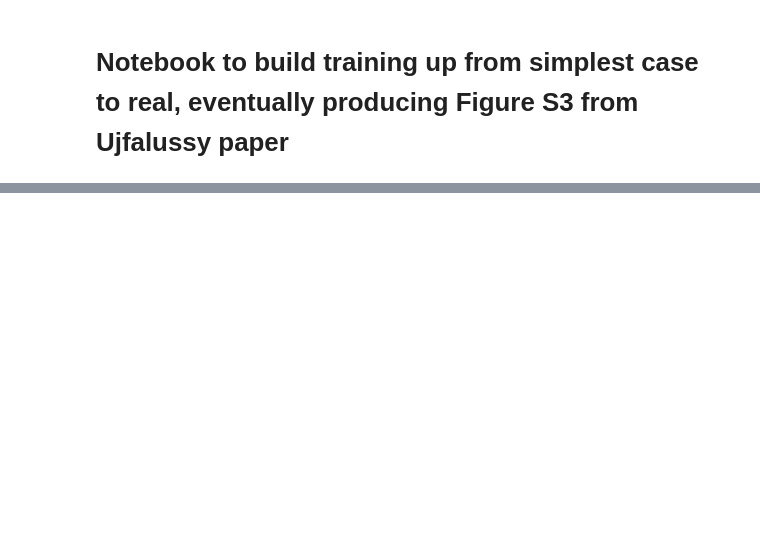
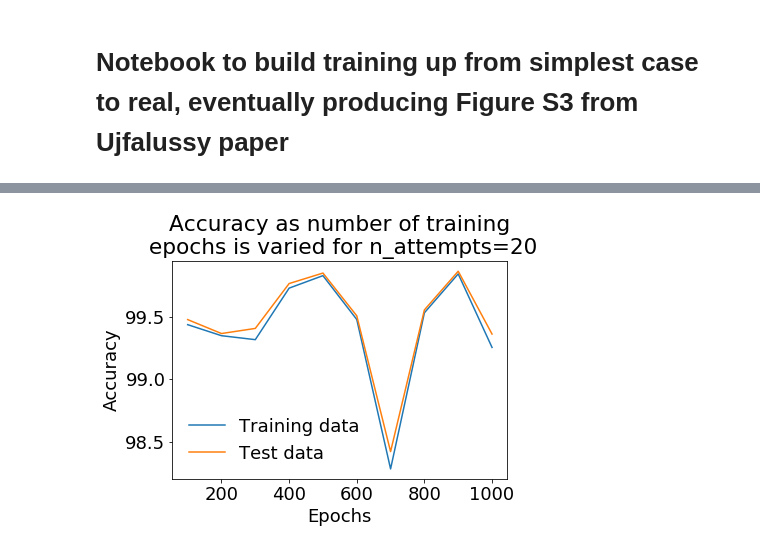
Before and after one commit to eap40/iib-neuro-proj, a Jupyter notebook: Notebooks/training_build.ipynb, the cells around one changed output, grey strips where cells are left out. Drawn from its saved outputs; the diff is of its cells as text; code cells hidden in the pictures; blank space fills up the shorter version.

```diff
--- a/Notebooks/training_build.ipynb
+++ b/Notebooks/training_build.ipynb
@@ -120,0 +175,19 @@ plot_params_1l(trained_params_list, target_params_list)
+# %%
+# seems to plateau after n_attempts=20 - try this level of attempts for different numbers of training epochs
+epochs = np.arange(100, 1100, 100)
+train_accs3 = []
+test_accs3 = []
+for num_epochs in epochs:
+    train_acc, test_acc, trained_ps1, target_ps1 = test_recovery(model=hln_1sim, inputs=inputs, num_sims=1, n_attempts=20, num_epochs=num_epochs, learning_rate=0.05)
+    train_accs3.append(train_acc[0].numpy())
+    test_accs3.append(test_acc[0].numpy())
+# %%
+plt.plot(epochs, train_accs3, label='Training data')
+plt.plot(epochs, test_accs3, label='Test data')
+plt.legend()
+plt.title("Accuracy as number of training\n epochs is varied for n_attempts=20")
+plt.xlabel("Epochs")
+plt.ylabel("Accuracy")
+plt.show()
+# %% [output]
+[figure, added]
```
Also changed, not shown: parts of 8 cells of this notebook.
